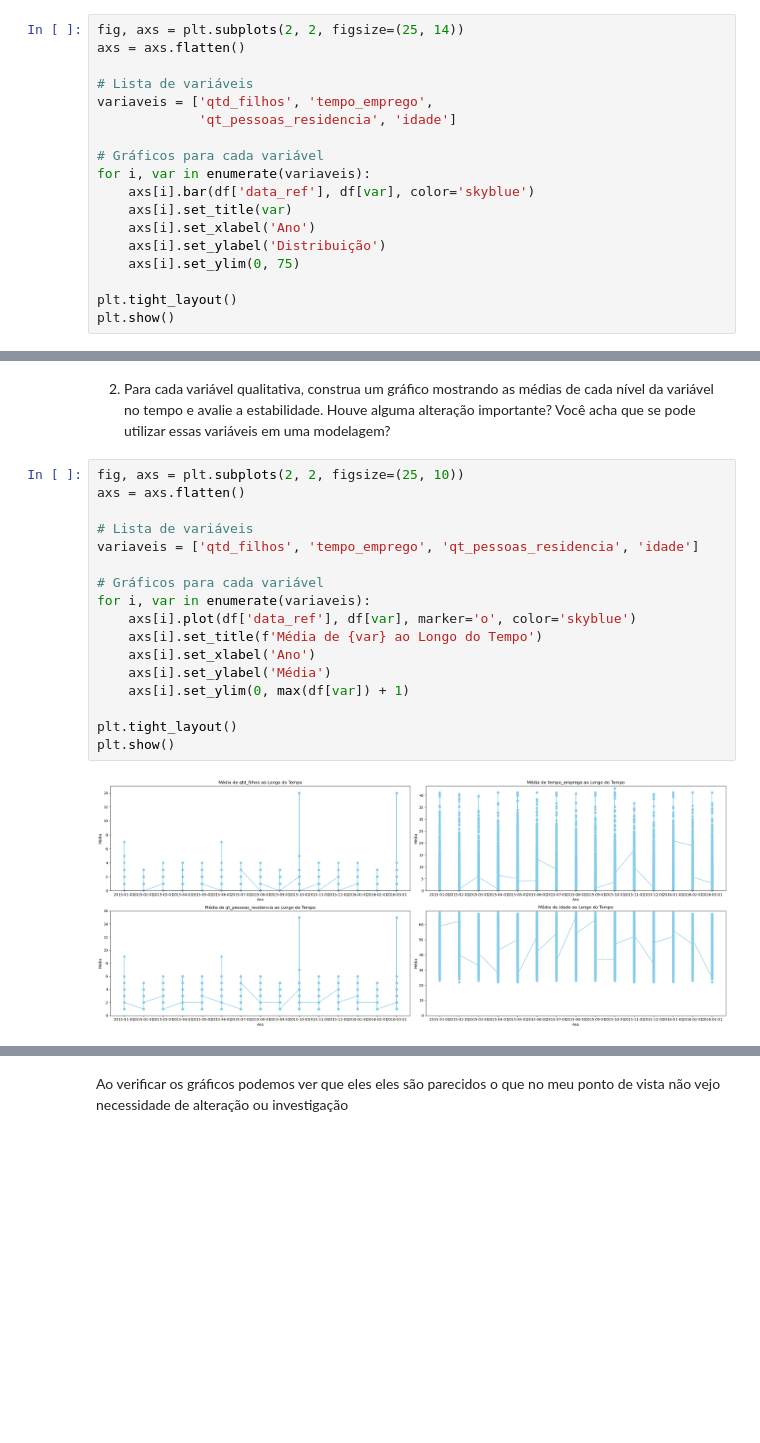
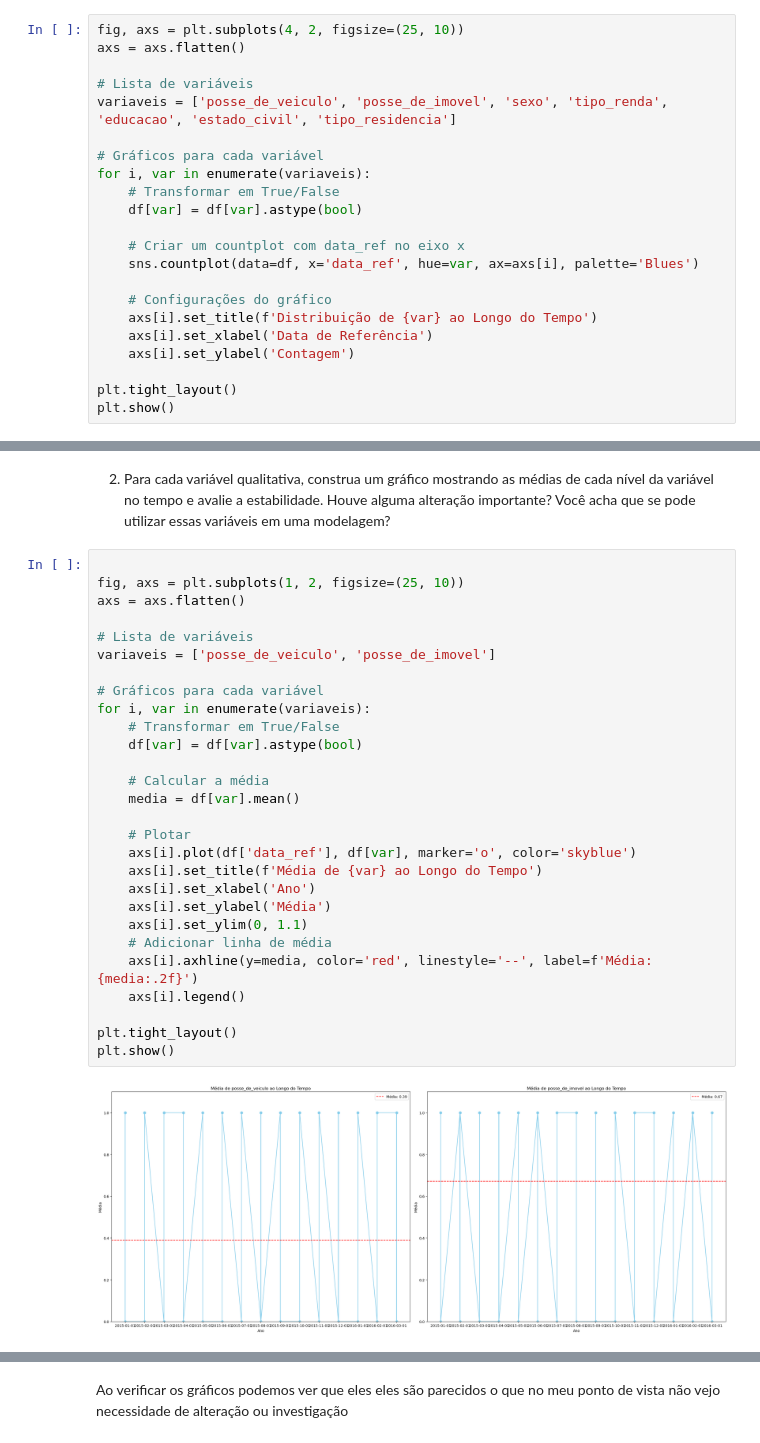
Before and after one commit to matthrun/Atividades-EBAC, a Jupyter notebook: Módulo 10 tarefa 3.ipynb.ipynb, the cells around one changed output, grey strips where cells are left out. Saved outputs shown, nothing was run; the diff lists cells and outputs as text; blank space fills up the shorter version.

```diff
--- a/Módulo 10 tarefa 3.ipynb.ipynb
+++ b/Módulo 10 tarefa 3.ipynb.ipynb
@@ -34,20 +34,24 @@ print(df.head())
 3     50       1.208219                    2.0  False  7246.69
 4     52      13.873973                    2.0  False  4017.37
 # %%
-fig, axs = plt.subplots(2, 2, figsize=(25, 14))
+fig, axs = plt.subplots(4, 2, figsize=(25, 10))
 axs = axs.flatten()
 
 # Lista de variáveis
-variaveis = ['qtd_filhos', 'tempo_emprego',
-             'qt_pessoas_residencia', 'idade']
+variaveis = ['posse_de_veiculo', 'posse_de_imovel', 'sexo', 'tipo_renda', 'educacao', 'estado_civil', 'tipo_residencia']
 
 # Gráficos para cada variável
 for i, var in enumerate(variaveis):
-    axs[i].bar(df['data_ref'], df[var], color='skyblue')
-    axs[i].set_title(var)
-    axs[i].set_xlabel('Ano')
-    axs[i].set_ylabel('Distribuição')
-    axs[i].set_ylim(0, 75)
+    # Transformar em True/False
+    df[var] = df[var].astype(bool)
+
+    # Criar um countplot com data_ref no eixo x
+    sns.countplot(data=df, x='data_ref', hue=var, ax=axs[i], palette='Blues')
+
+    # Configurações do gráfico
+    axs[i].set_title(f'Distribuição de {var} ao Longo do Tempo')
+    axs[i].set_xlabel('Data de Referência')
+    axs[i].set_ylabel('Contagem')
 
 plt.tight_layout()
 plt.show()
@@ -56,21 +60,32 @@ plt.show()
 # %% [markdown]
 2) Para cada variável qualitativa, construa um gráfico mostrando as médias de cada nível da variável no tempo e avalie a estabilidade. Houve alguma alteração importante? Você acha que se pode utilizar essas variáveis em uma modelagem?
 # %%
-fig, axs = plt.subplots(2, 2, figsize=(25, 10))
+
+fig, axs = plt.subplots(1, 2, figsize=(25, 10))
 axs = axs.flatten()
 
 # Lista de variáveis
-variaveis = ['qtd_filhos', 'tempo_emprego', 'qt_pessoas_residencia', 'idade']
+variaveis = ['posse_de_veiculo', 'posse_de_imovel']
 
 # Gráficos para cada variável
 for i, var in enumerate(variaveis):
+    # Transformar em True/False
+    df[var] = df[var].astype(bool)
+
+    # Calcular a média
+    media = df[var].mean()
+
+    # Plotar
     axs[i].plot(df['data_ref'], df[var], marker='o', color='skyblue')
     axs[i].set_title(f'Média de {var} ao Longo do Tempo')
     axs[i].set_xlabel('Ano')
     axs[i].set_ylabel('Média')
-    axs[i].set_ylim(0, max(df[var]) + 1)
+    axs[i].set_ylim(0, 1.1)
+    # Adicionar linha de média
+    axs[i].axhline(y=media, color='red', linestyle='--', label=f'Média: {media:.2f}')
+    axs[i].legend()
 
 plt.tight_layout()
 plt.show()
 # %% [output]
-[figure, old version]
+[figure, new version]
```
Also changed, not shown: parts of 2 cells of this notebook.
